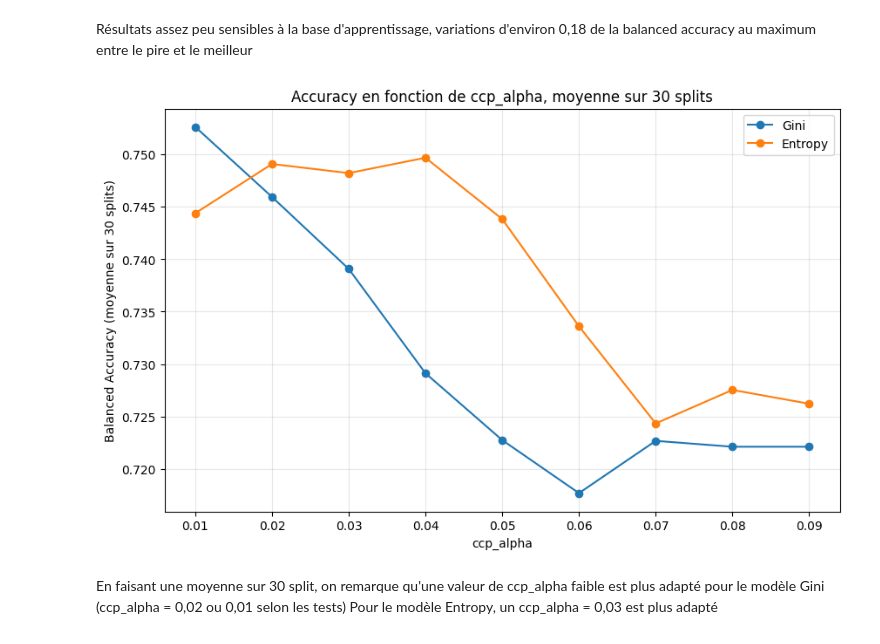
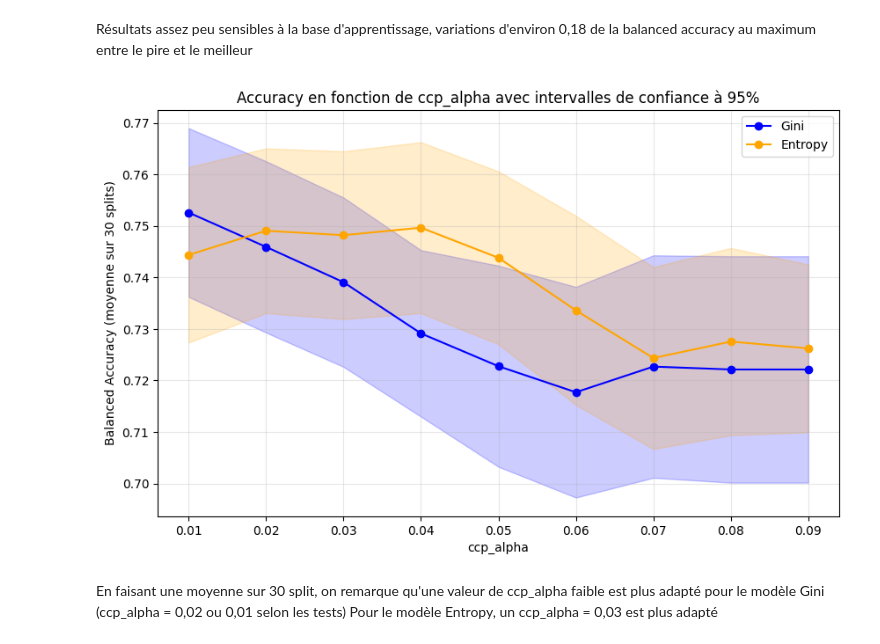
Before and after one commit to prichert17/Apprentissage_automatique_arbre_decision, a Jupyter notebook: main.ipynb, the cells around one changed output. Cells and saved outputs as stored; diff of their text form; code cells hidden in the pictures.

Commit message:
intervalles de confiance

```diff
--- a/main.ipynb
+++ b/main.ipynb
@@ -286,46 +286,65 @@ Entropy, balanced accuracy : 0.6288
 # %% [markdown]
 Résultats assez peu sensibles à la base d'apprentissage, variations d'environ 0,18 de la balanced accuracy au maximum entre le pire et le meilleur
 # %%
-#graphique de l'accuracy en fonction de ccp_alpha
+
+#graphique de l'accuracy en fonction de ccp_alpha avec intervalles de confiance
 ccp_alphas = [i*0.01 for i in range(1, 10)]
 accuracies_gini = []
 accuracies_entropy = []
+std_gini = []
+std_entropy = []
 
 for alpha in ccp_alphas:
     temp_gini = []
     temp_entropy = []
 
     for i in range(30):
         X_train_val, X_test, y_train_val, y_test = train_test_split(X, y_encoded, test_size=0.2, stratify=y_encoded, random_state=i)
         X_train, X_val, y_train, y_val = train_test_split(X_train_val, y_train_val, test_size=0.25, stratify=y_train_val, random_state=i)
 
         clf_gini = DecisionTreeClassifier(criterion='gini', random_state=0, ccp_alpha=alpha)
         clf_gini.fit(X_train.iloc[:, :13], y_train)
         y_pred_gini = clf_gini.predict(X_val.iloc[:, :13])
         balanced_acc_gini = balanced_accuracy_score(y_val, y_pred_gini)
         temp_gini.append(balanced_acc_gini)
 
         clf_entropy = DecisionTreeClassifier(criterion='entropy', random_state=0, ccp_alpha=alpha)
         clf_entropy.fit(X_train.iloc[:, :13], y_train)
         y_pred_entropy = clf_entropy.predict(X_val.iloc[:, :13])
         balanced_acc_entropy = balanced_accuracy_score(y_val, y_pred_entropy)
         temp_entropy.append(balanced_acc_entropy)
 
-    # Calcul de la moyenne des 10 résultats
+    # Calcul de la moyenne et de l'écart-type des 30 résultats
     accuracies_gini.append(np.mean(temp_gini))
     accuracies_entropy.append(np.mean(temp_entropy))
+    std_gini.append(np.std(temp_gini))
+    std_entropy.append(np.std(temp_entropy))
+
+# Conversion en arrays numpy pour faciliter les calculs
+accuracies_gini = np.array(accuracies_gini)
+accuracies_entropy = np.array(accuracies_entropy)
+std_gini = np.array(std_gini)
+std_entropy = np.array(std_entropy)
+
+# Calcul des intervalles de confiance à 95% (1.96 * écart-type)
+ic_gini = 1.96 * std_gini / np.sqrt(30)
+ic_entropy = 1.96 * std_entropy / np.sqrt(30)
 
 plt.figure(figsize=(10, 6))
-plt.plot(ccp_alphas, accuracies_gini, marker='o', label='Gini')
-plt.plot(ccp_alphas, accuracies_entropy, marker='o', label='Entropy')
+plt.plot(ccp_alphas, accuracies_gini, marker='o', label='Gini', color='blue')
+plt.fill_between(ccp_alphas, accuracies_gini - ic_gini, accuracies_gini + ic_gini, alpha=0.2, color='blue')
+
+plt.plot(ccp_alphas, accuracies_entropy, marker='o', label='Entropy', color='orange')
+plt.fill_between(ccp_alphas, accuracies_entropy - ic_entropy, accuracies_entropy + ic_entropy, alpha=0.2, color='orange')
+
 plt.xlabel('ccp_alpha')
 plt.ylabel('Balanced Accuracy (moyenne sur 30 splits)')
-plt.title('Accuracy en fonction de ccp_alpha, moyenne sur 30 splits')
+plt.title('Accuracy en fonction de ccp_alpha avec intervalles de confiance à 95%')
 plt.legend()
 plt.grid(alpha=0.3)
 plt.show()
 # %% [output]
-[figure, old version]
+[figure, new version]
 # %% [markdown]
 En faisant une moyenne sur 30 split, on remarque qu'une valeur de ccp_alpha faible est plus adapté pour le modèle Gini (ccp_alpha = 0,02 ou 0,01 selon les tests)
 Pour le modèle Entropy, un ccp_alpha = 0,03 est plus adapté
```
Also changed, not shown: parts of 2 cells of this notebook.
